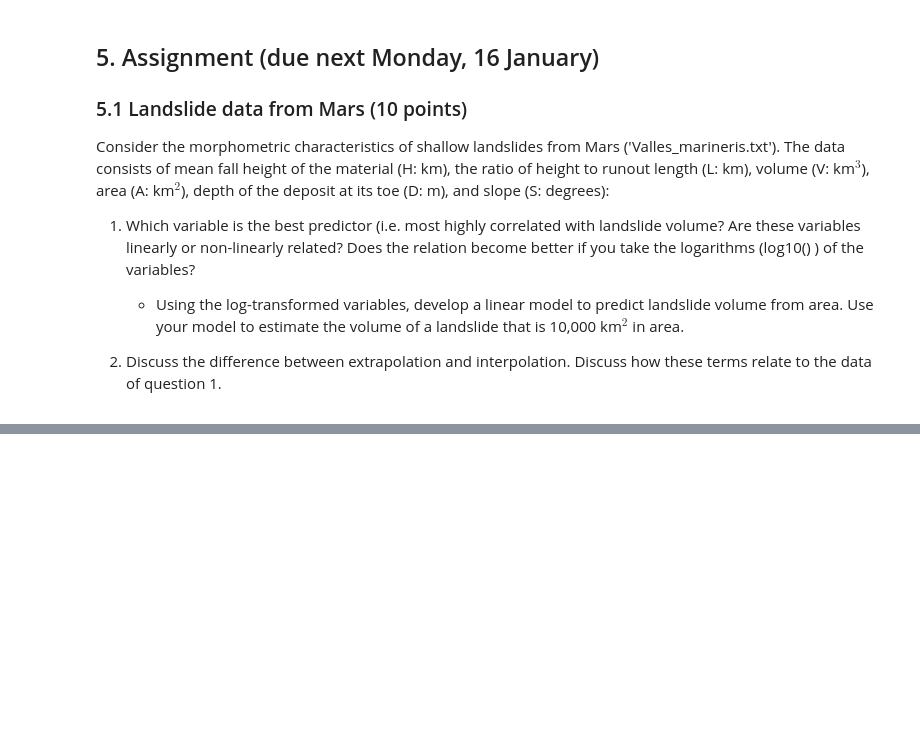
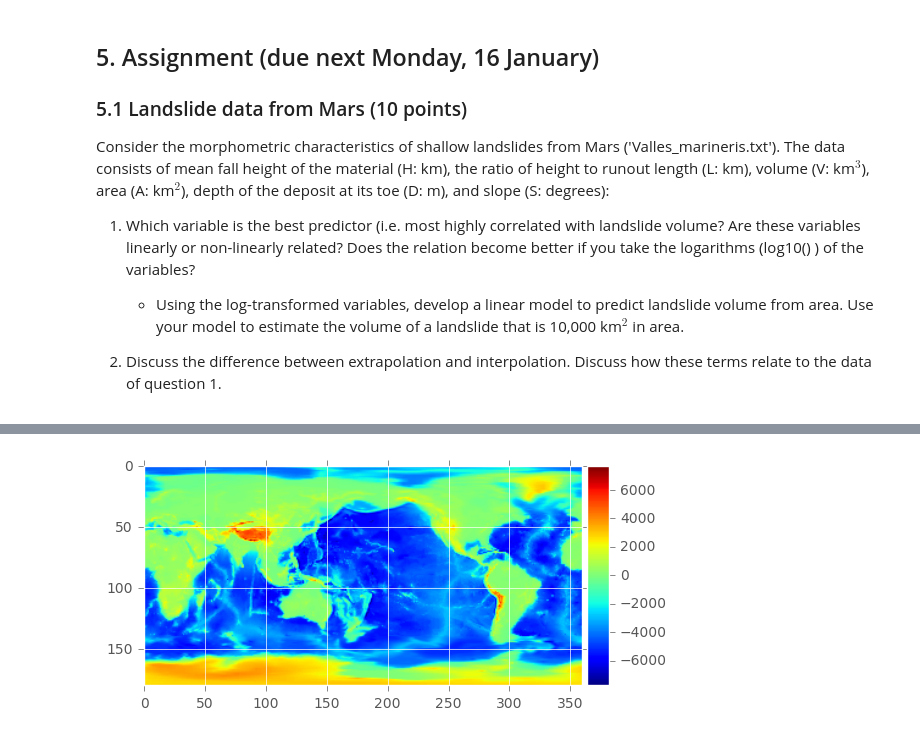
Before and after one commit to bmenounos/geog311_lab1, a Jupyter notebook: geog311_lab1.ipynb, the cells around one changed output, grey strips where cells are left out. Cells and saved outputs as stored; diff of their text form; code cells hidden in the pictures; blank space fills up the shorter version.

```diff
--- a/geog311_lab1.ipynb
+++ b/geog311_lab1.ipynb
@@ -325,0 +348,36 @@ plt.show()
+# %%
+## need to load a Python module to deal with netcdf data
+## don't worry about trying to learn everything below. I'm putting alot in here to peak your
+## interest in what one can do with these types of files.
+
+from netCDF4 import Dataset
+
+## now let's load global elevation on a 1 degree grid and 1-day maximum precipitation
+f_in  = 'elev.1-deg.nc'    # elevation data
+f_in2 = 'GPCP_max_1day.nc' # 1 day ppt
+
+## read in elevation data
+data    = Dataset(f_in)
+elev    = data['data'][:].squeeze() ## collapse into a single 2d array
+
+## read in 1-day ppt
+data2   = Dataset(f_in2)
+ppt1day = data2['highest_one_day_precipitation_amount_per_time_period'][:].squeeze()
+
+## we won't use these for the lab today.
+lons    = data['lon']
+lats    = data['lat']
+
+## make a plot of elevation
+plt.figure()
+ax = plt.gca()
+im = ax.imshow(elev)
+
+# create an axes on the right side of ax. The width of cax will be 5%
+# of ax and the padding between cax and ax will be fixed at 0.05 inch.
+divider = make_axes_locatable(ax)
+cax = divider.append_axes("right", size="5%", pad=0.05)
+plt.colorbar(im, cax=cax)
+plt.show()
+# %% [output]
+[figure, added]
```
Also changed, not shown: parts of 12 cells of this notebook.
